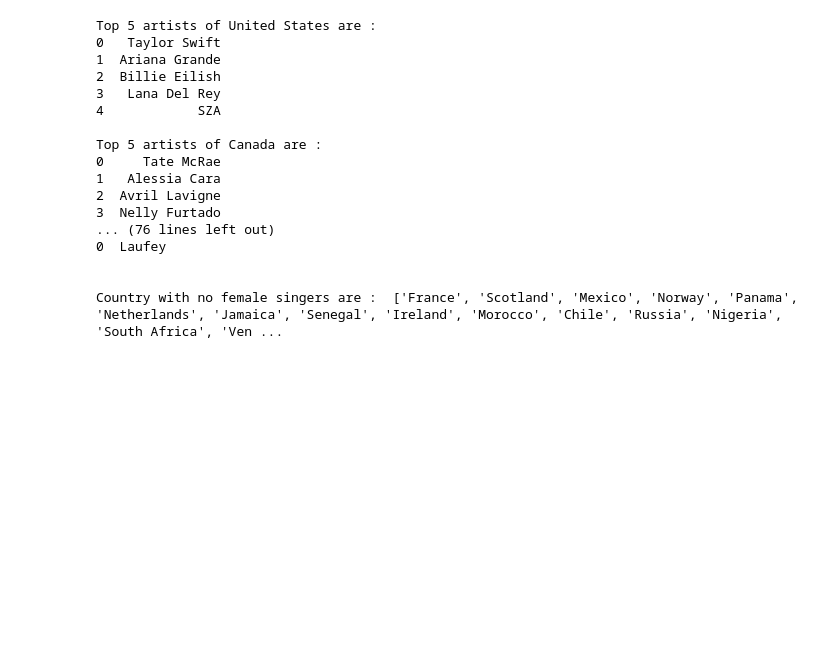
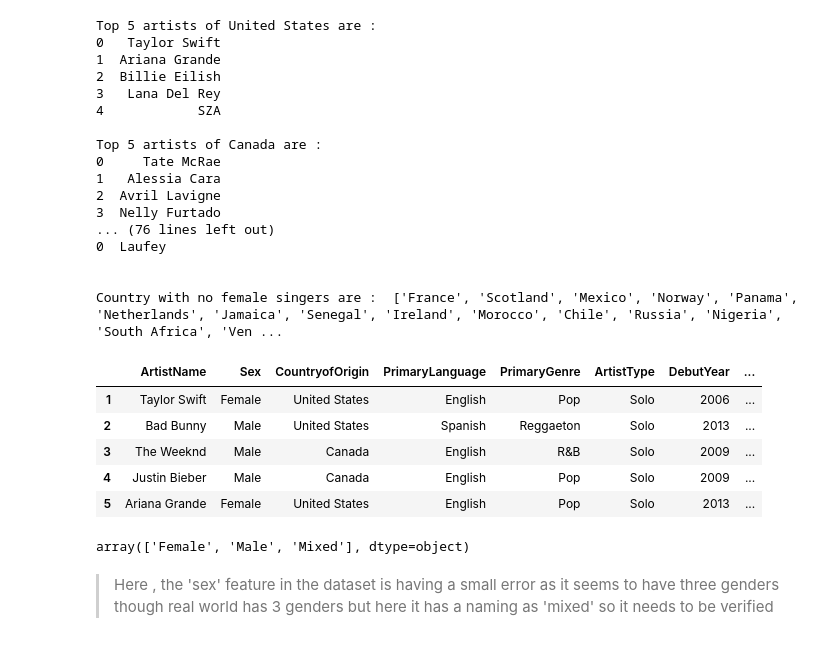
Before and after one commit to satyam2006-cmd/DataForge, a Jupyter notebook: Journey_milestones_and_mini_projects/most-streamed-artist-on-spotify.ipynb, the cells around one changed output. Cells and saved outputs as stored; diff of their text form; code cells hidden in the pictures; blank space fills up the shorter version.

```diff
--- a/Journey_milestones_and_mini_projects/most-streamed-artist-on-spotify.ipynb
+++ b/Journey_milestones_and_mini_projects/most-streamed-artist-on-spotify.ipynb
@@ -278,3 +278,18 @@ Top 5 artists of Canada are :
 
 
 Country with no female singers are :  ['France', 'Scotland', 'Mexico', 'Norway', 'Panama', 'Netherlands', 'Jamaica', 'Senegal', 'Ireland', 'Morocco', 'Chile', 'Russia', 'Nigeria', 'South Africa', 'Ven ...
+# %%
+df.head()
+# %% [output]
+|  | ArtistName | Sex | CountryofOrigin | PrimaryLanguage | PrimaryGenre | ArtistType | DebutYear | ... |
+| 1 | Taylor Swift | Female | United States | English | Pop | Solo | 2006 | ... |
+| 2 | Bad Bunny | Male | United States | Spanish | Reggaeton | Solo | 2013 | ... |
+| 3 | The Weeknd | Male | Canada | English | R&B | Solo | 2009 | ... |
+| 4 | Justin Bieber | Male | Canada | English | Pop | Solo | 2009 | ... |
+| 5 | Ariana Grande | Female | United States | English | Pop | Solo | 2013 | ... |
+# %%
+df['Sex'].unique()
+# %% [output]
+array(['Female', 'Male', 'Mixed'], dtype=object)
+# %% [markdown]
+> Here , the 'sex' feature in the dataset is having a small error as it seems to have three genders though real world has 3 genders but here it has a naming as 'mixed' so it needs to be verified
```
Also changed, not shown: parts of 12 cells of this notebook.
